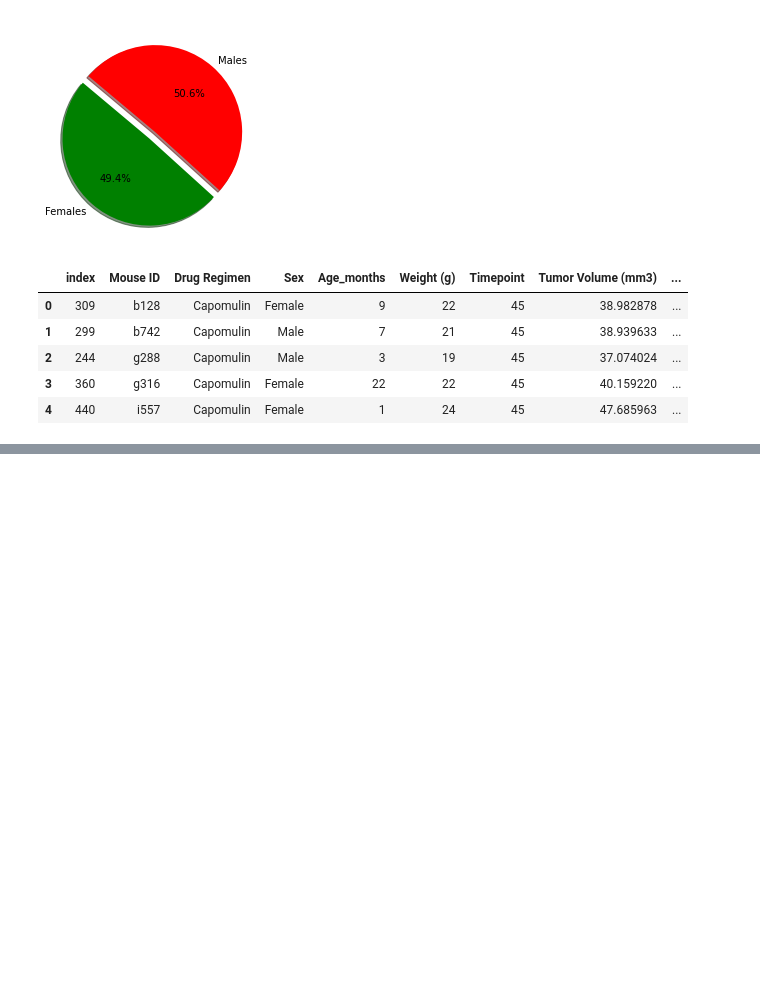
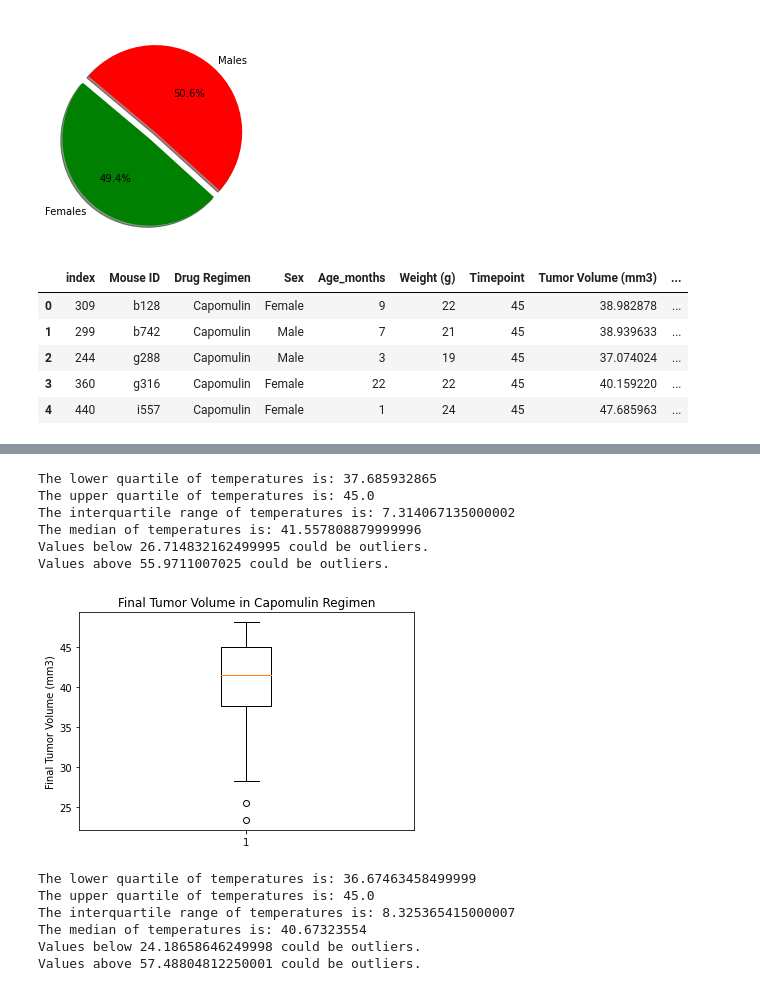
Before and after one commit to bholties/Power-Plots, a Jupyter notebook: powerplot.ipynb, the cells around one changed output, grey strips where cells are left out. Saved outputs shown, nothing was run; the diff lists cells and outputs as text; code cells hidden in the pictures; blank space fills up the shorter version.

```diff
--- a/powerplot.ipynb
+++ b/powerplot.ipynb
@@ -248,0 +217,9 @@ last_df.head().reset_index()
+# %%
+# Put treatments into a list for for loop (and later for plot labels)
+
+cap_data_df = merge_df[merge_df['Drug Regimen'].isin(['Capomulin'])]
+cap_data_df
+
+cap_list = cap_data_df.sort_values(["Tumor Volume (mm3)"], ascending=True).reset_index()
+cap_list = cap_list["Tumor Volume (mm3)"]
+cap_list
@@ -248,0 +298,57 @@ last_df.head().reset_index()
+# %%
+# Generate a box plot of the final tumor volume of each mouse across four regimens of interest
+
+#Capomulin Outlier plot of final volume total
+
+quartiles = cap_list.quantile([.25,.5,.75])
+lowerq = quartiles[0.25]
+upperq = quartiles[0.75]
+iqr = upperq - lowerq
+
+print(f"The lower quartile of temperatures is: {lowerq}")
+print(f"The upper quartile of temperatures is: {upperq}")
+print(f"The interquartile range of temperatures is: {iqr}")
+print(f"The median of temperatures is: {quartiles[0.5]}")
+
+lower_bound = lowerq - (1.5*iqr)
+upper_bound = upperq + (1.5*iqr)
+print(f"Values below {lower_bound} could be outliers.")
+print(f"Values above {upper_bound} could be outliers.")
+# %% [output]
+The lower quartile of temperatures is: 37.685932865
+The upper quartile of temperatures is: 45.0
+The interquartile range of temperatures is: 7.314067135000002
+The median of temperatures is: 41.557808879999996
+Values below 26.714832162499995 could be outliers.
+Values above 55.9711007025 could be outliers.
+# %%
+fig1, ax1 = plt.subplots()
+ax1.set_title('Final Tumor Volume in Capomulin Regimen')
+ax1.set_ylabel('Final Tumor Volume (mm3)')
+ax1.boxplot(cap_list)
+plt.show()
+# %% [output]
+[figure, added]
+# %%
+# Ramicane Outlier plot of final volume total
+quartiles = ram_list.quantile([.25,.5,.75])
+lowerq = quartiles[0.25]
+upperq = quartiles[0.75]
+iqr = upperq - lowerq
+
+print(f"The lower quartile of temperatures is: {lowerq}")
+print(f"The upper quartile of temperatures is: {upperq}")
+print(f"The interquartile range of temperatures is: {iqr}")
+print(f"The median of temperatures is: {quartiles[0.5]}")
+
+lower_bound = lowerq - (1.5*iqr)
+upper_bound = upperq + (1.5*iqr)
+print(f"Values below {lower_bound} could be outliers.")
+print(f"Values above {upper_bound} could be outliers.")
+# %% [output]
+The lower quartile of temperatures is: 36.67463458499999
+The upper quartile of temperatures is: 45.0
+The interquartile range of temperatures is: 8.325365415000007
+The median of temperatures is: 40.67323554
+Values below 24.18658646249998 could be outliers.
+Values above 57.48804812250001 could be outliers.
```
Also changed, not shown: parts of 21 cells of this notebook.
